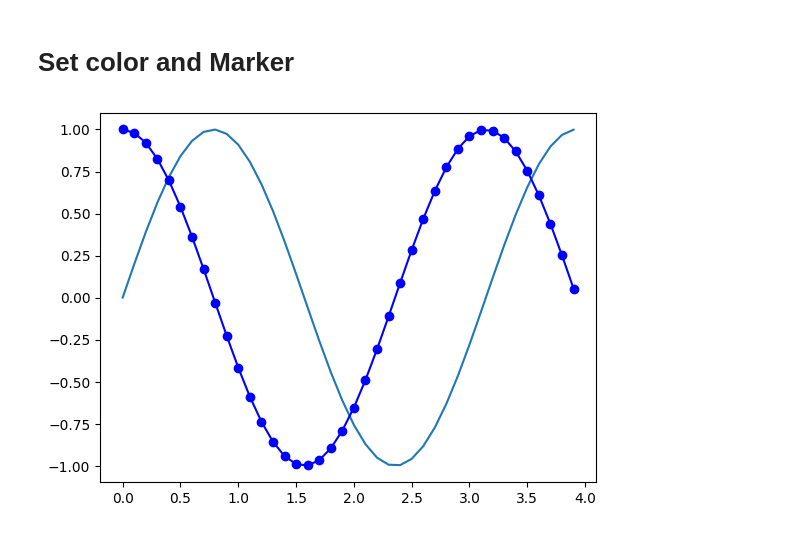
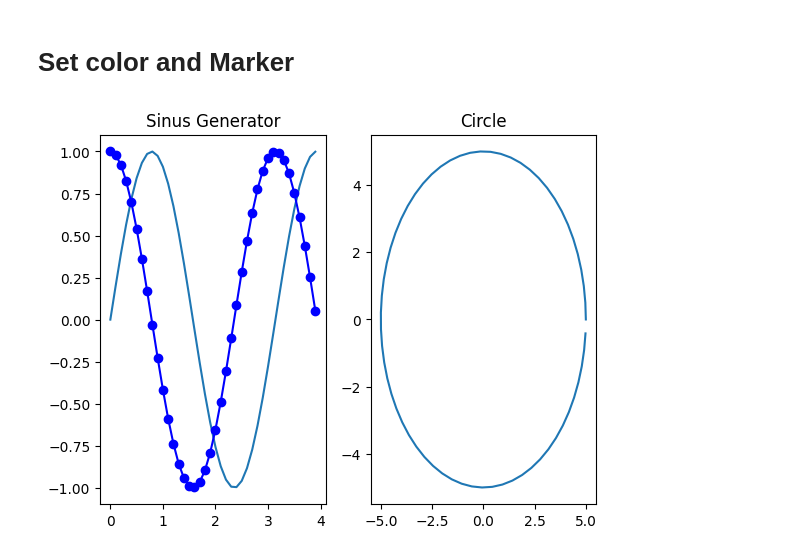
Before and after one commit to yamaniyuda/Scientific-Computation, a Jupyter notebook: matplotlib.ipynb, the cells around one changed output. Drawn from its saved outputs; the diff is of its cells as text; code cells hidden in the pictures.

```diff
--- a/matplotlib.ipynb
+++ b/matplotlib.ipynb
@@ -30,27 +30,37 @@ plt.show()
 # %%
 import numpy as np
 import matplotlib.pyplot as plt
 
 '''
   1.  Create data
   2.  Create plot
   3.  Show plot
 '''
 
 # 1.  Create data (sin(2wt + theta))
 def sinusGenerator(amplitudo, frekuensi, tLast, theta):
   t = np.arange(0, tLast, 0.1)
   y = amplitudo * np.sin(2 * frekuensi * t + np.deg2rad(theta))
   return t, y
 
-# 2.  Create plot
+fig, (plt1, plt2) = plt.subplots(1, 2)
+
+# 2.  Create plot sinus generator
+plt1.set_title('Sinus Generator')
 t1, y1 = sinusGenerator(1, 1, 4, 0)
-plt.plot(t1, y1)
+plt1.plot(t1, y1)
+t2, y2 = sinusGenerator(1, 1, 4, 90)
+plt1.plot(t2, y2, 'b-o')
 
-t2, y2 = sinusGenerator(1, 1, 4, 90)
-plt.plot(t2, y2, 'b-o')
+# circle
+radius = 5
+engle = np.arange(0, 2*np.pi, 0.1)
+x = radius * np.cos(engle)
+y = radius * np.sin(engle)
+plt2.set_title('Circle')
+plt2.plot(x, y)
 
 # 3.  Show plot
 plt.show()
 # %% [output]
-[figure, old version]
+[figure, new version]
```
